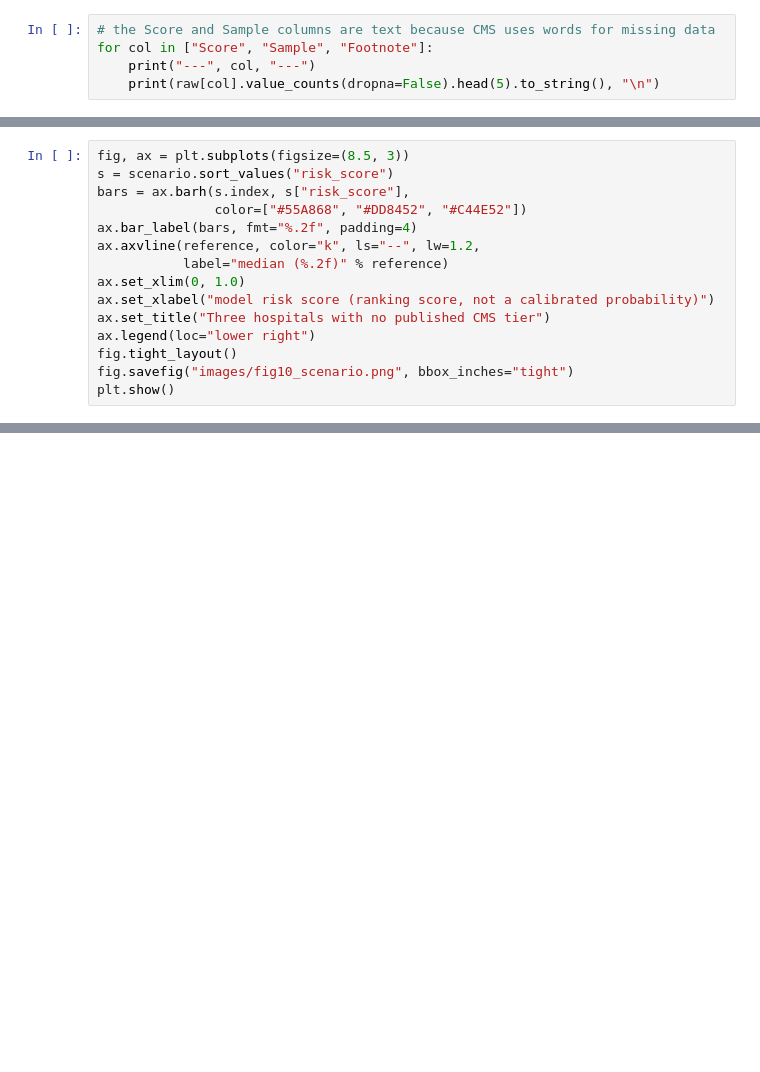
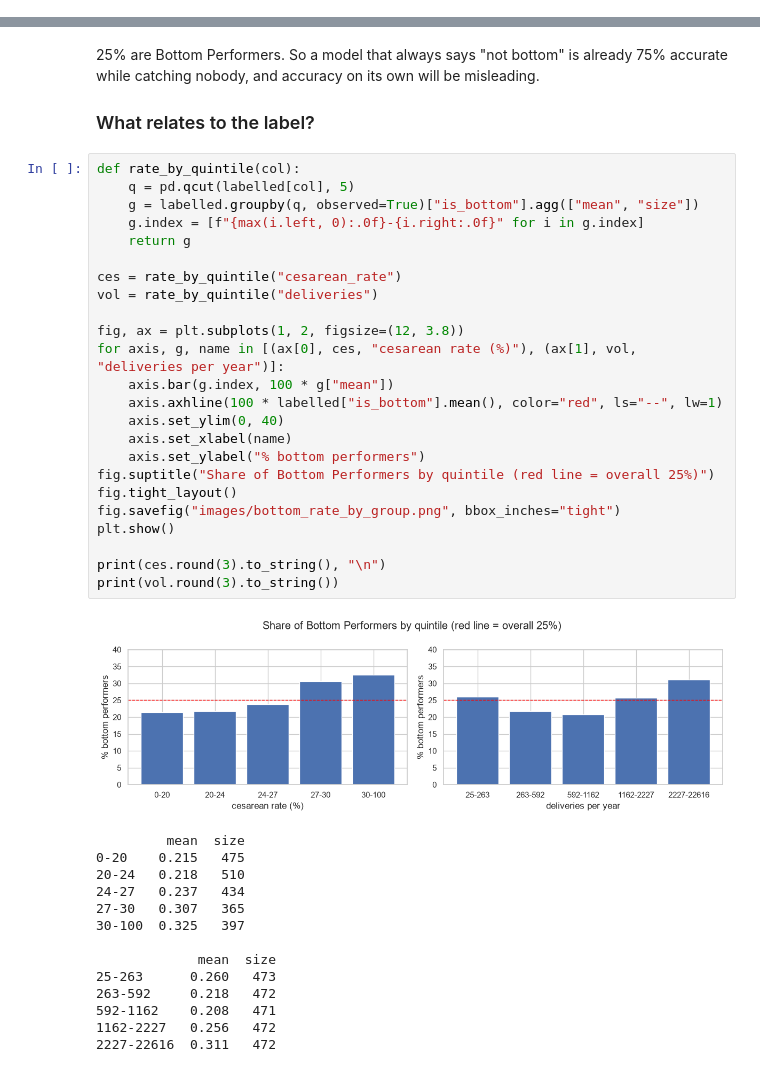
Before and after one commit to s-campos-david/Intr_Data_Science_Course, a Jupyter notebook: maternal_health_analysis.ipynb, the cells around one changed output, grey strips where cells are left out. Cells and saved outputs as stored; diff of their text form; blank space fills up the shorter version.

```diff
--- a/maternal_health_analysis.ipynb
+++ b/maternal_health_analysis.ipynb
@@ -105,5 +0,0 @@ Only PC_07a and PC_07b get a Top/Middle/Bottom label. Everything else is "Not Ap
-# %%
-# the Score and Sample columns are text because CMS uses words for missing data
-for col in ["Score", "Sample", "Footnote"]:
-    print("---", col, "---")
-    print(raw[col].value_counts(dropna=False).head(5).to_string(), "\n")
@@ -829,15 +0,0 @@ median risk score across test hospitals: 0.467
-# %%
-fig, ax = plt.subplots(figsize=(8.5, 3))
-s = scenario.sort_values("risk_score")
-bars = ax.barh(s.index, s["risk_score"],
-               color=["#55A868", "#DD8452", "#C44E52"])
-ax.bar_label(bars, fmt="%.2f", padding=4)
-ax.axvline(reference, color="k", ls="--", lw=1.2,
-           label="median (%.2f)" % reference)
-ax.set_xlim(0, 1.0)
-ax.set_xlabel("model risk score (ranking score, not a calibrated probability)")
-ax.set_title("Three hospitals with no published CMS tier")
-ax.legend(loc="lower right")
-fig.tight_layout()
-fig.savefig("images/fig10_scenario.png", bbox_inches="tight")
-plt.show()
@@ -911,0 +232,44 @@ further tuning of the model.
+# %% [markdown]
+25% are Bottom Performers. So a model that always says "not bottom" is already 75% accurate while
+catching nobody, and accuracy on its own will be misleading.
+
+### What relates to the label?
+# %%
+def rate_by_quintile(col):
+    q = pd.qcut(labelled[col], 5)
+    g = labelled.groupby(q, observed=True)["is_bottom"].agg(["mean", "size"])
+    g.index = [f"{max(i.left, 0):.0f}-{i.right:.0f}" for i in g.index]
+    return g
+
+ces = rate_by_quintile("cesarean_rate")
+vol = rate_by_quintile("deliveries")
+
+fig, ax = plt.subplots(1, 2, figsize=(12, 3.8))
+for axis, g, name in [(ax[0], ces, "cesarean rate (%)"), (ax[1], vol, "deliveries per year")]:
+    axis.bar(g.index, 100 * g["mean"])
+    axis.axhline(100 * labelled["is_bottom"].mean(), color="red", ls="--", lw=1)
+    axis.set_ylim(0, 40)
+    axis.set_xlabel(name)
+    axis.set_ylabel("% bottom performers")
+fig.suptitle("Share of Bottom Performers by quintile (red line = overall 25%)")
+fig.tight_layout()
+fig.savefig("images/bottom_rate_by_group.png", bbox_inches="tight")
+plt.show()
+
+print(ces.round(3).to_string(), "\n")
+print(vol.round(3).to_string())
+# %% [output]
+[figure, added]
+         mean  size
+0-20    0.215   475
+20-24   0.218   510
+24-27   0.237   434
+27-30   0.307   365
+30-100  0.325   397
+
+             mean  size
+25-263      0.260   473
+263-592     0.218   472
+592-1162    0.208   471
+1162-2227   0.256   472
+2227-22616  0.311   472
```
Also changed, not shown: parts of 99 cells of this notebook, 17 other files.
